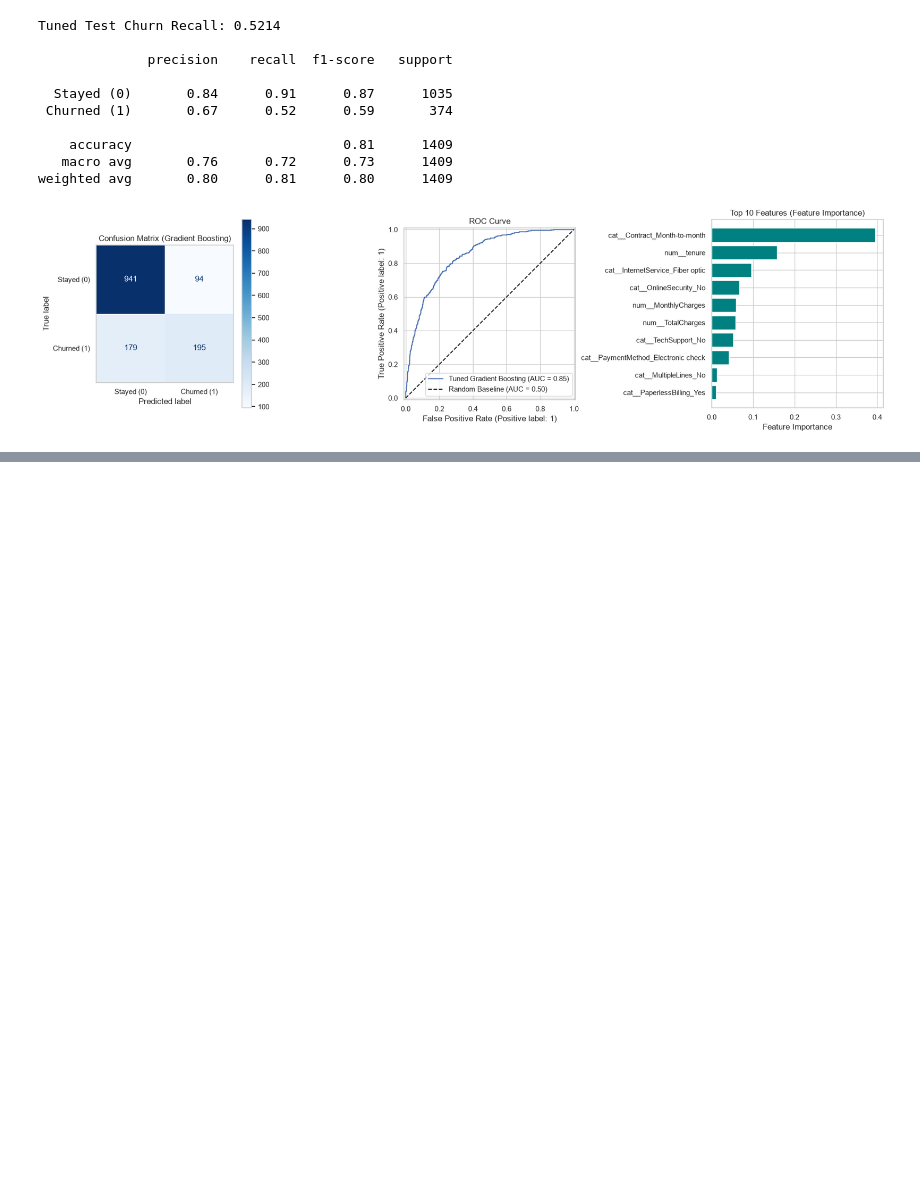
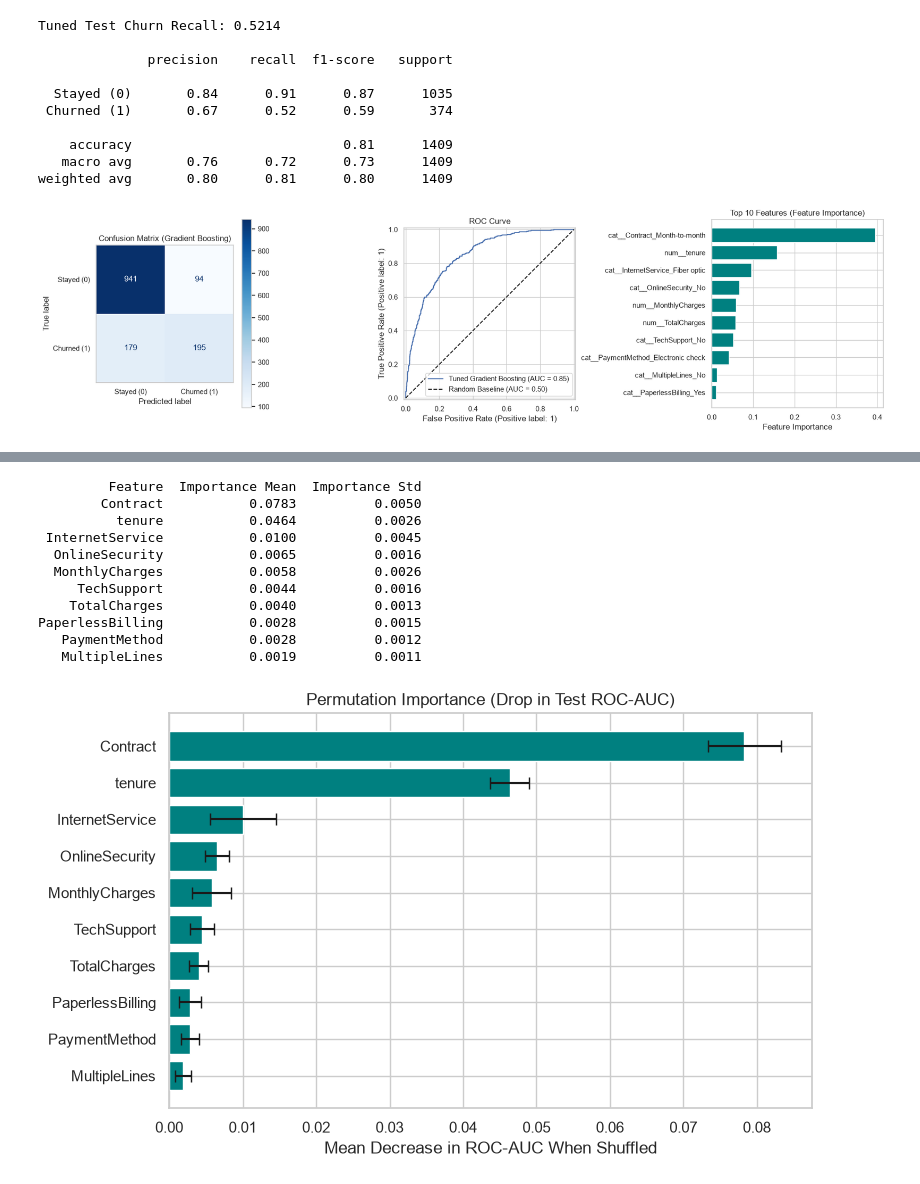
Before and after one commit to UmairKhalidKMT/churn-prediction, a Jupyter notebook: churn-prediction.ipynb, the cells around one changed output, grey strips where cells are left out. Saved outputs shown, nothing was run; the diff lists cells and outputs as text; code cells hidden in the pictures; blank space fills up the shorter version.

Commit message:
Added  permutation importance explainability, predict module, and passing pytest suite

```diff
--- a/churn-prediction.ipynb
+++ b/churn-prediction.ipynb
@@ -523,0 +626,62 @@ weighted avg       0.80      0.81      0.80      1409
+# %%
+from pathlib import Path
+import matplotlib.pyplot as plt
+import pandas as pd
+from sklearn.inspection import permutation_importance
+
+# Ensure output directory exists
+fig_dir = Path("reports/figures")
+fig_dir.mkdir(parents=True, exist_ok=True)
+
+# Compute permutation importance on held-out test set using ROC-AUC
+perm = permutation_importance(
+    tuned_pipeline, # or gb_default if using the untuned pipeline
+    X_test,
+    y_test,
+    n_repeats=10,
+    random_state=42,
+    scoring="roc_auc",
+    n_jobs=-1,
+)
+
+# Map importances back to raw input feature names in X_test
+perm_df = (
+    pd.DataFrame({
+        "Feature": X_test.columns,
+        "Importance Mean": perm.importances_mean,
+        "Importance Std": perm.importances_std,
+    })
+    .sort_values(by="Importance Mean", ascending=False)
+    .head(10)
+)
+
+print(perm_df.to_string(index=False, float_format=lambda x: f"{x:.4f}"))
+
+# Plot and save summary chart
+fig, ax = plt.subplots(figsize=(8, 5))
+top_plot = perm_df.iloc[::-1]
+ax.barh(
+    top_plot["Feature"],
+    top_plot["Importance Mean"],
+    xerr=top_plot["Importance Std"],
+    color="teal",
+    capsize=4,
+)
+ax.set_title("Permutation Importance (Drop in Test ROC-AUC)")
+ax.set_xlabel("Mean Decrease in ROC-AUC When Shuffled")
+plt.tight_layout()
+plt.savefig(fig_dir / "permutation_importance.png", dpi=150)
+plt.show()
+# %% [output]
+         Feature  Importance Mean  Importance Std
+        Contract           0.0783          0.0050
+          tenure           0.0464          0.0026
+ InternetService           0.0100          0.0045
+  OnlineSecurity           0.0065          0.0016
+  MonthlyCharges           0.0058          0.0026
+     TechSupport           0.0044          0.0016
+    TotalCharges           0.0040          0.0013
+PaperlessBilling           0.0028          0.0015
+   PaymentMethod           0.0028          0.0012
+   MultipleLines           0.0019          0.0011
+[figure, added]
```
Also changed, not shown: parts of 2 cells of this notebook, 7 other files.
